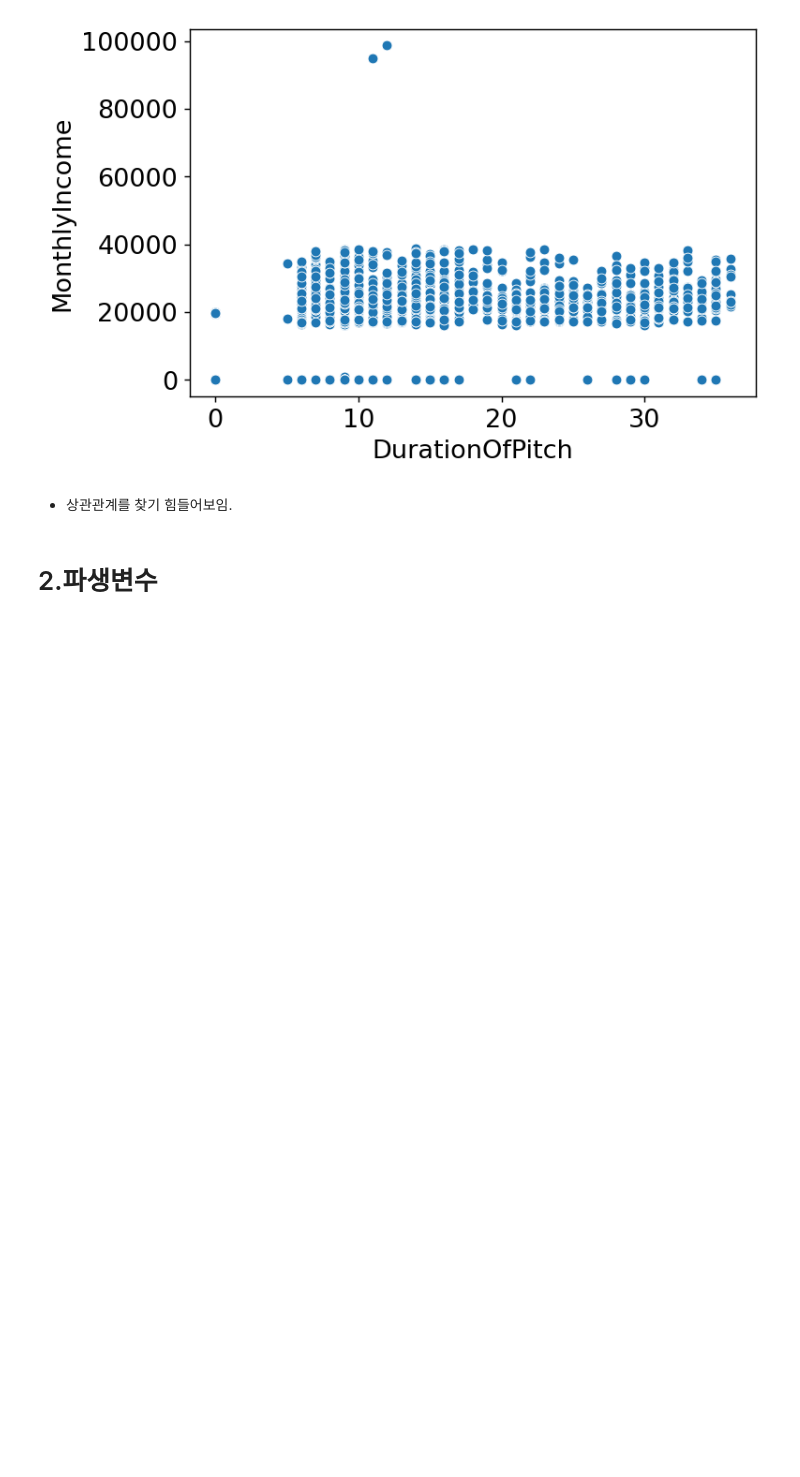
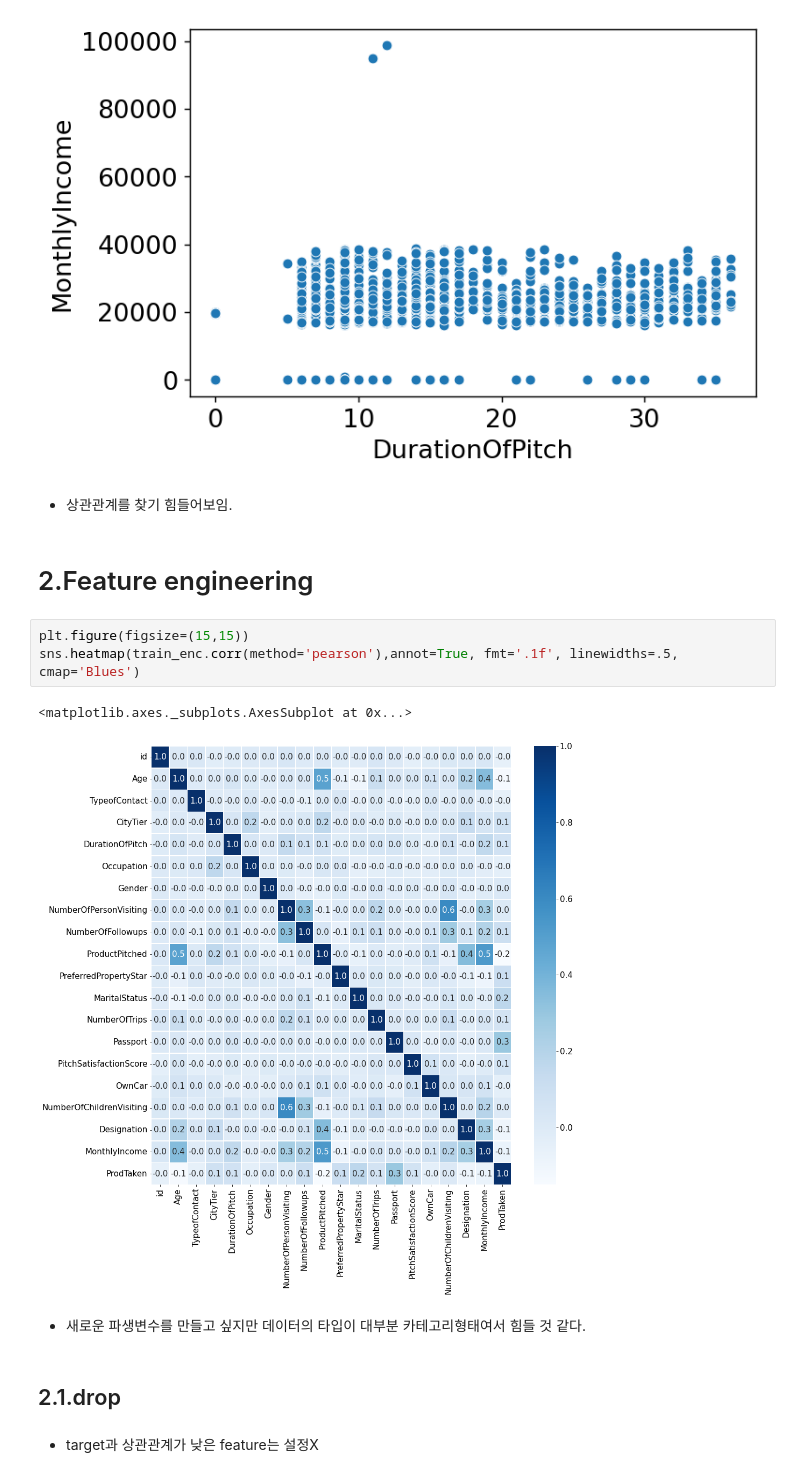
Before and after one commit to TaeHye0nKim/dacon_travel-products-pred-contest, a Jupyter notebook: code.ipynb, the cells around one changed output. Drawn from its saved outputs; the diff is of its cells as text; blank space fills up the shorter version.

```diff
--- a/code.ipynb
+++ b/code.ipynb
@@ -805,4 +806,16 @@ plt.show()
 # %% [markdown]
 - 상관관계를 찾기 힘들어보임.
 # %% [markdown]
-# 2.파생변수
+# 2.Feature engineering
+# %%
+plt.figure(figsize=(15,15))
+sns.heatmap(train_enc.corr(method='pearson'),annot=True, fmt='.1f', linewidths=.5, cmap='Blues')
+# %% [output]
+<matplotlib.axes._subplots.AxesSubplot at 0x...>
+[figure, added]
+# %% [markdown]
+- 새로운 파생변수를 만들고 싶지만 데이터의 타입이 대부분 카테고리형태여서 힘들 것 같다.
+# %% [markdown]
+## 2.1.drop
+# %% [markdown]
+- target과 상관관계가 낮은 feature는 설정X
```
Also changed, not shown: parts of 64 cells of this notebook.
